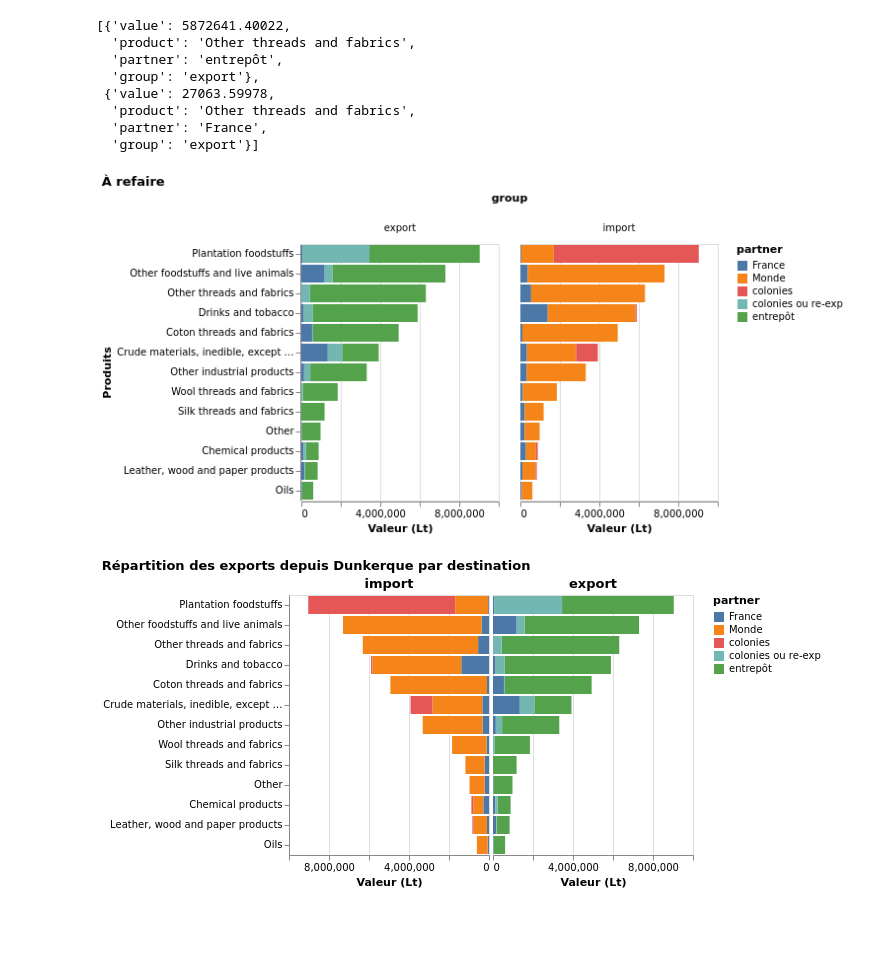
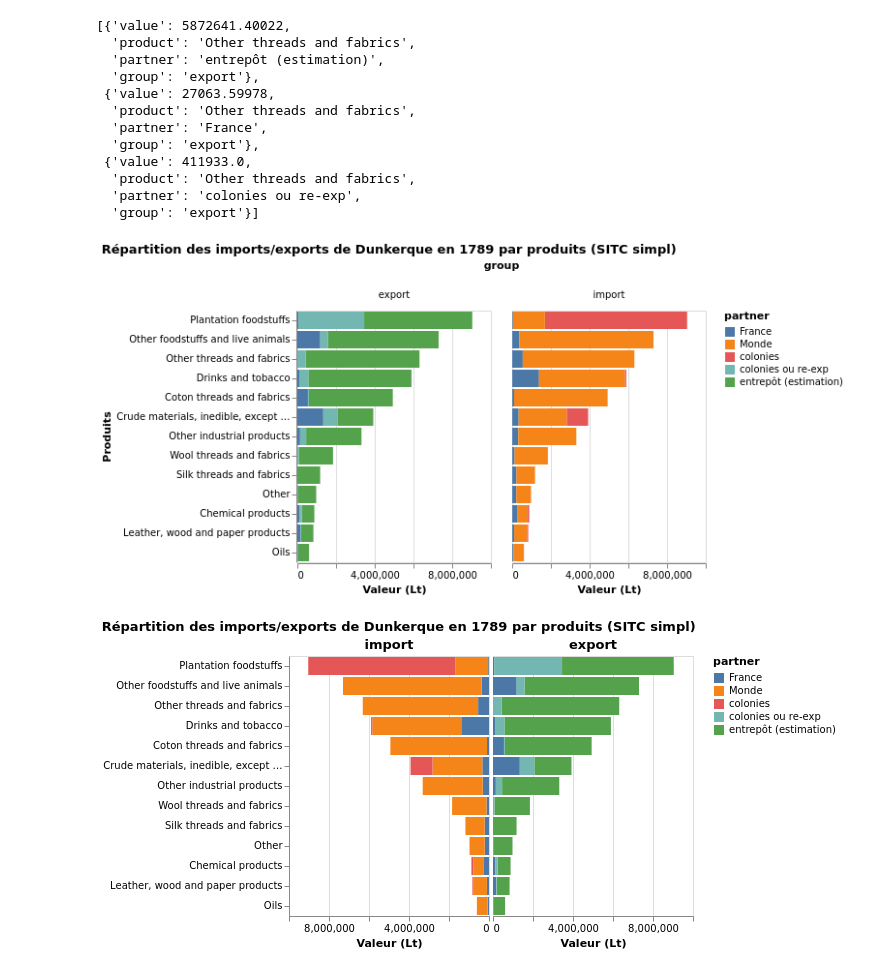
Before and after one commit to medialab/portic-datasprint-2022, a Jupyter notebook: productions/module_08/vegalite.ipynb, the cells around one changed output. Saved outputs shown, nothing was run; the diff lists cells and outputs as text; code cells hidden in the pictures; blank space fills up the shorter version.

```diff
--- a/productions/module_08/vegalite.ipynb
+++ b/productions/module_08/vegalite.ipynb
@@ -6,18 +6,3 @@ def VegaLite(spec):
     bundle = {}
     bundle['application/vnd.vegalite.v4+json'] = spec
     display(bundle, raw=True)
-# %%
-report_dk = [{"value": 27, "product": "Subsistances", "destination": "fr"},
-             {"value": 7, "product": "Subsistances", "destination": "colonies"},
-             {"value": 37, "product": "Matières premières", "destination": "fr"},
-             {"value": 70, "product": "Matières premières", "destination": "colonies"},
-             {"value": 20, "product": "Drogues", "destination": "fr"},
-             {"value": 29, "product": "Drogues", "destination": "colonies"},
-            ]
-my_other_source = [{"value": 27, "product": "Subsistances", "destination": "fr"},
-             {"value": 7, "product": "Subsistances", "destination": "colonies"},
-             {"value": 20, "product": "Matières premières", "destination": "fr"},
-             {"value": 70, "product": "Matières premières", "destination": "other_field"},
-             {"value": 40, "product": "Drogues", "destination": "fr"},
-             {"value": 32, "product": "Drogues", "destination": "other_field"},
-            ]
@@ -33,33 +12,37 @@ import json
 with open("data/export_dunkerque_entreprôt.json", "r") as f:
     report_dk = json.load(f)
 # %%
-report_dk[:2]
+report_dk[:3]
 # %% [output]
 [{'value': 5872641.40022,
   'product': 'Other threads and fabrics',
-  'partner': 'entrepôt',
+  'partner': 'entrepôt (estimation)',
   'group': 'export'},
  {'value': 27063.59978,
   'product': 'Other threads and fabrics',
   'partner': 'France',
+  'group': 'export'},
+ {'value': 411933.0,
+  'product': 'Other threads and fabrics',
+  'partner': 'colonies ou re-exp',
   'group': 'export'}]
 # %%
 VegaLite({
-  "title": "À refaire",
+  "title": "Répartition des imports/exports de Dunkerque en 1789 par produits (SITC simpl)",
   "data": {"values": report_dk},
   "mark": {"type":"bar", "tooltip": {"content": "data"}},
   "encoding": {
     "x": {"field": "value", "type": "quantitative", "title": "Valeur (Lt)"},
     "column": {"field": "group"},
     "y": {"field": "product", "sort": "-x", "title": "Produits"},
     "color": {"field": "partner"}
   }
 })
 # %% [output]
-[figure, old version]
+[figure, new version]
 # %%
 VegaLite({
-  "title": "Répartition des exports depuis Dunkerque par destination",
+  "title": "Répartition des imports/exports de Dunkerque en 1789 par produits (SITC simpl)",
   "data": {"values": report_dk},
   "spacing": 0,
   "hconcat": [{
@@ -109,4 +92,4 @@ VegaLite({
 }
 )
 # %% [output]
-[figure, old version]
+[figure, new version]
```
Also changed, not shown: parts of 2 cells of this notebook.
